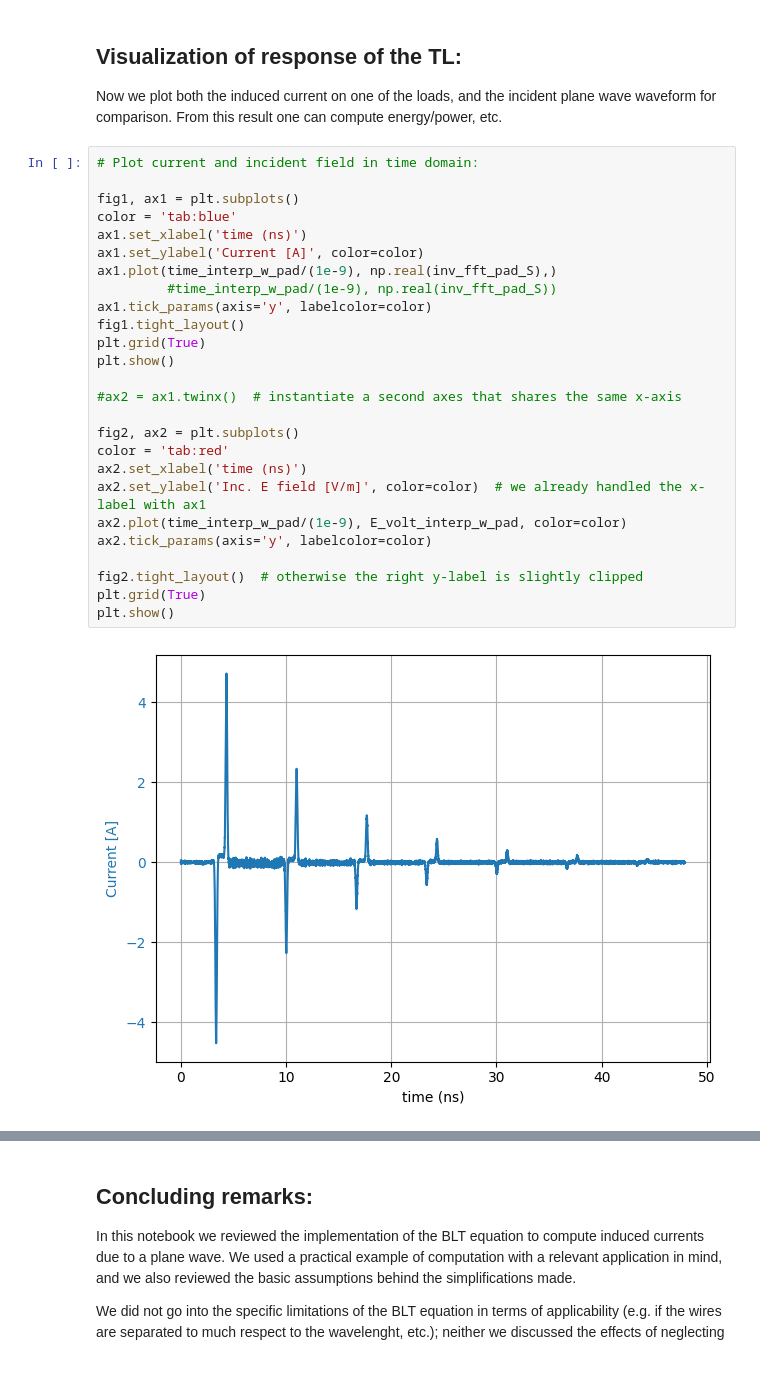
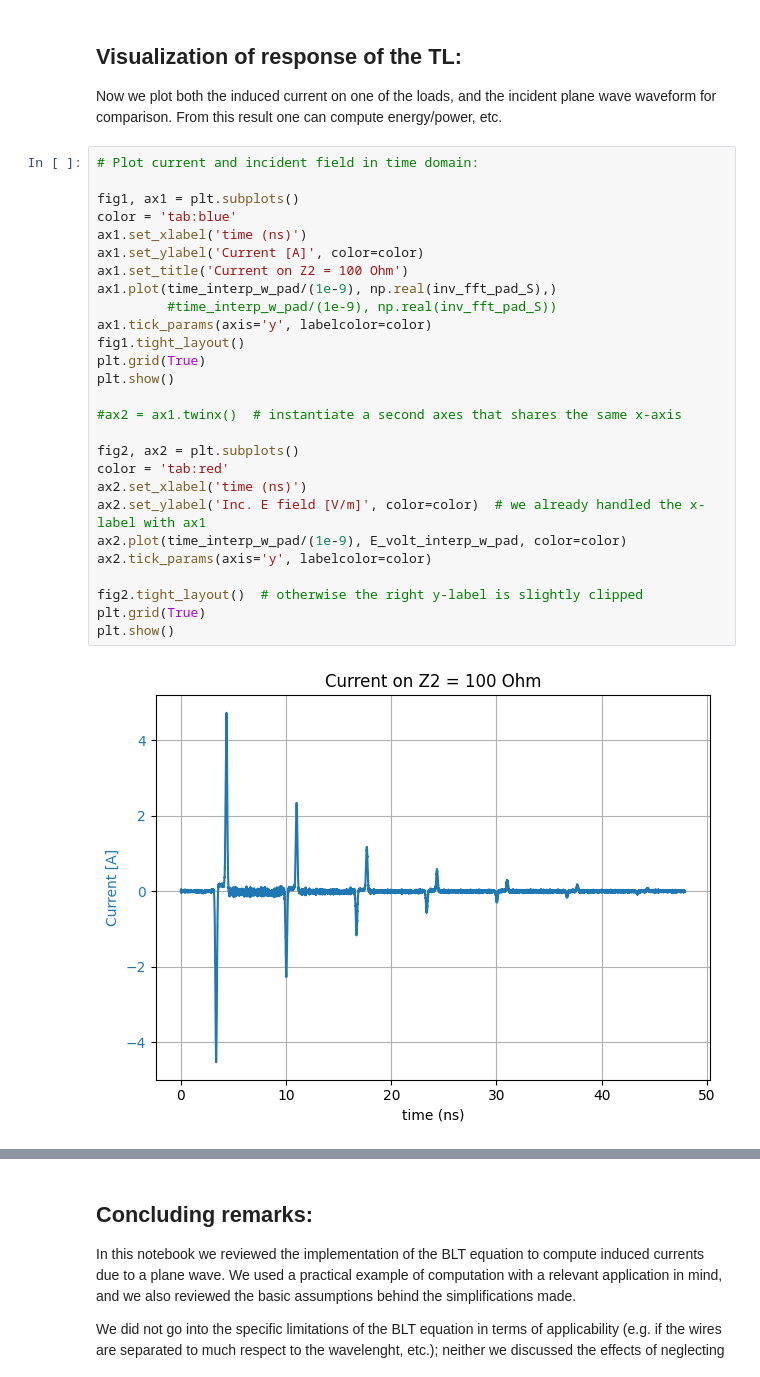
Before and after one commit to deweatherman/BLT_Equation_Time_Domain_Application, a Jupyter notebook: basicTestsTesche.ipynb, the cells around one changed output, grey strips where cells are left out. Cells and saved outputs as stored; diff of their text form.

```diff
--- a/basicTestsTesche.ipynb
+++ b/basicTestsTesche.ipynb
@@ -493,31 +529,32 @@ Now we plot both the induced current on one of the loads, and the incident plane
 # %%
 # Plot current and incident field in time domain:
 
 fig1, ax1 = plt.subplots()
 color = 'tab:blue'
 ax1.set_xlabel('time (ns)')
 ax1.set_ylabel('Current [A]', color=color)
+ax1.set_title('Current on Z2 = 100 Ohm')
 ax1.plot(time_interp_w_pad/(1e-9), np.real(inv_fft_pad_S),)
          #time_interp_w_pad/(1e-9), np.real(inv_fft_pad_S))
 ax1.tick_params(axis='y', labelcolor=color)
 fig1.tight_layout()
 plt.grid(True)
 plt.show()
 
 #ax2 = ax1.twinx()  # instantiate a second axes that shares the same x-axis
 
 fig2, ax2 = plt.subplots()
 color = 'tab:red'
 ax2.set_xlabel('time (ns)')
 ax2.set_ylabel('Inc. E field [V/m]', color=color)  # we already handled the x-label with ax1
 ax2.plot(time_interp_w_pad/(1e-9), E_volt_interp_w_pad, color=color)
 ax2.tick_params(axis='y', labelcolor=color)
 
 fig2.tight_layout()  # otherwise the right y-label is slightly clipped
 plt.grid(True)
 plt.show()
 # %% [output]
-[figure, old version]
+[figure, new version]
 [figure]
 # %% [markdown]
 ## Concluding remarks:
```
Also changed, not shown: parts of 26 cells of this notebook.
